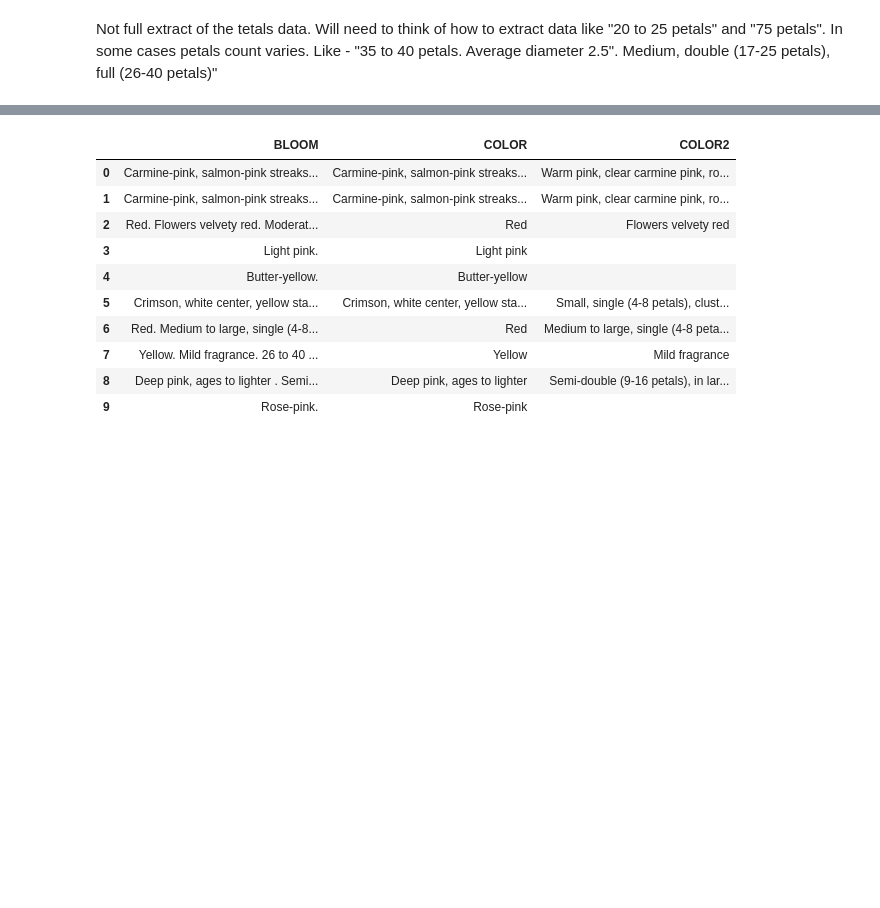
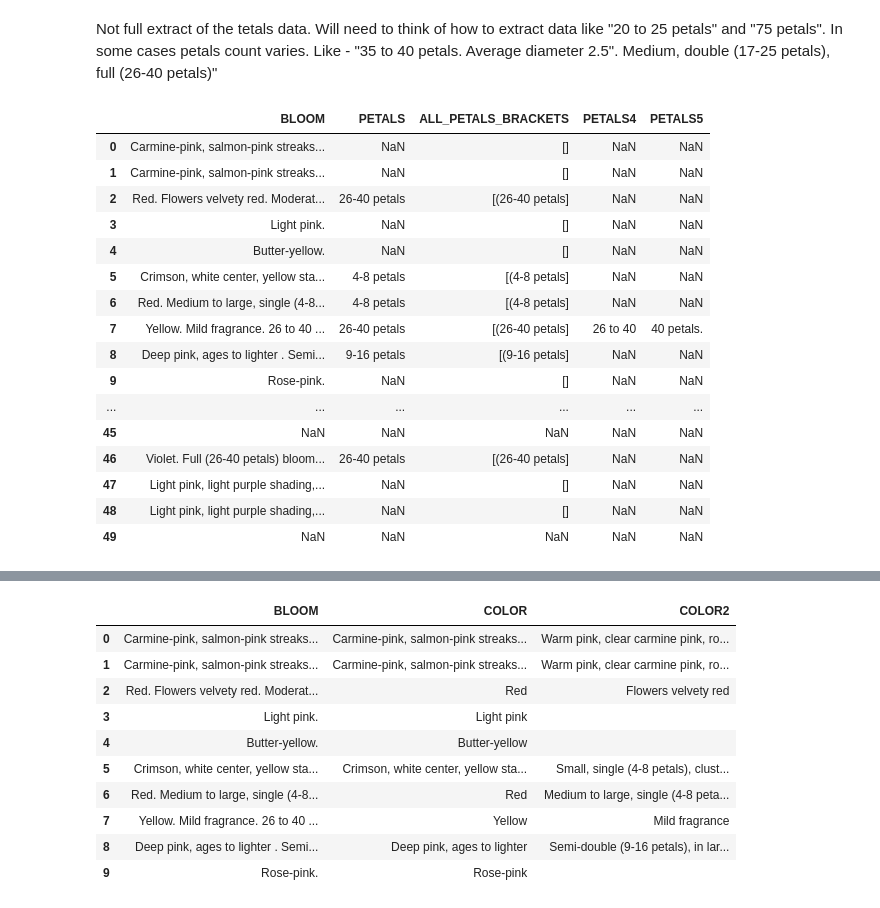
Before and after one commit to anna-zverkova/Rose_scrape, a Jupyter notebook: Helpmefind_data_clean.ipynb, the cells around one changed output, grey strips where cells are left out. Drawn from its saved outputs; the diff is of its cells as text; code cells hidden in the pictures; blank space fills up the shorter version.

```diff
--- a/Helpmefind_data_clean.ipynb
+++ b/Helpmefind_data_clean.ipynb
@@ -573,3 +575,28 @@ df1[['BLOOM','PETALS']].head(5)
 # %% [markdown]
 Not full extract of the tetals data. Will need to think of how to extract data like "20 to 25 petals" and "75 petals".
 In some cases petals count varies. Like  - "35 to 40 petals.  Average diameter 2.5".  Medium, double (17-25 petals), full (26-40 petals)"
+# %%
+
+df1['PETALS4'] = df1['BLOOM'].str.extract(r'(\d{2}\s+to\s+\d{2})', expand=False).str.strip()
+
+df1['PETALS5'] = df1['BLOOM'].str.extract(r'(\d{2}\s+petals+\.)', expand=False).str.strip()
+
+df1[['BLOOM','PETALS','ALL_PETALS_BRACKETS','PETALS4','PETALS5']].head(50)
+# %% [output]
+|  | BLOOM | PETALS | ALL_PETALS_BRACKETS | PETALS4 | PETALS5 |
+| 0 | Carmine-pink, salmon-pink streaks... | NaN | [] | NaN | NaN |
+| 1 | Carmine-pink, salmon-pink streaks... | NaN | [] | NaN | NaN |
+| 2 | Red. Flowers velvety red. Moderat... | 26-40 petals | [(26-40 petals] | NaN | NaN |
+| 3 | Light pink. | NaN | [] | NaN | NaN |
+| 4 | Butter-yellow. | NaN | [] | NaN | NaN |
+| 5 | Crimson, white center, yellow sta... | 4-8 petals | [(4-8 petals] | NaN | NaN |
+| 6 | Red. Medium to large, single (4-8... | 4-8 petals | [(4-8 petals] | NaN | NaN |
+| 7 | Yellow. Mild fragrance. 26 to 40 ... | 26-40 petals | [(26-40 petals] | 26 to 40 | 40 petals. |
+| 8 | Deep pink, ages to lighter . Semi... | 9-16 petals | [(9-16 petals] | NaN | NaN |
+| 9 | Rose-pink. | NaN | [] | NaN | NaN |
+| ... | ... | ... | ... | ... | ... |
+| 45 | NaN | NaN | NaN | NaN | NaN |
+| 46 | Violet. Full (26-40 petals) bloom... | 26-40 petals | [(26-40 petals] | NaN | NaN |
+| 47 | Light pink, light purple shading,... | NaN | [] | NaN | NaN |
+| 48 | Light pink, light purple shading,... | NaN | [] | NaN | NaN |
+| 49 | NaN | NaN | NaN | NaN | NaN |
```
Also changed, not shown: parts of 20 cells of this notebook.
